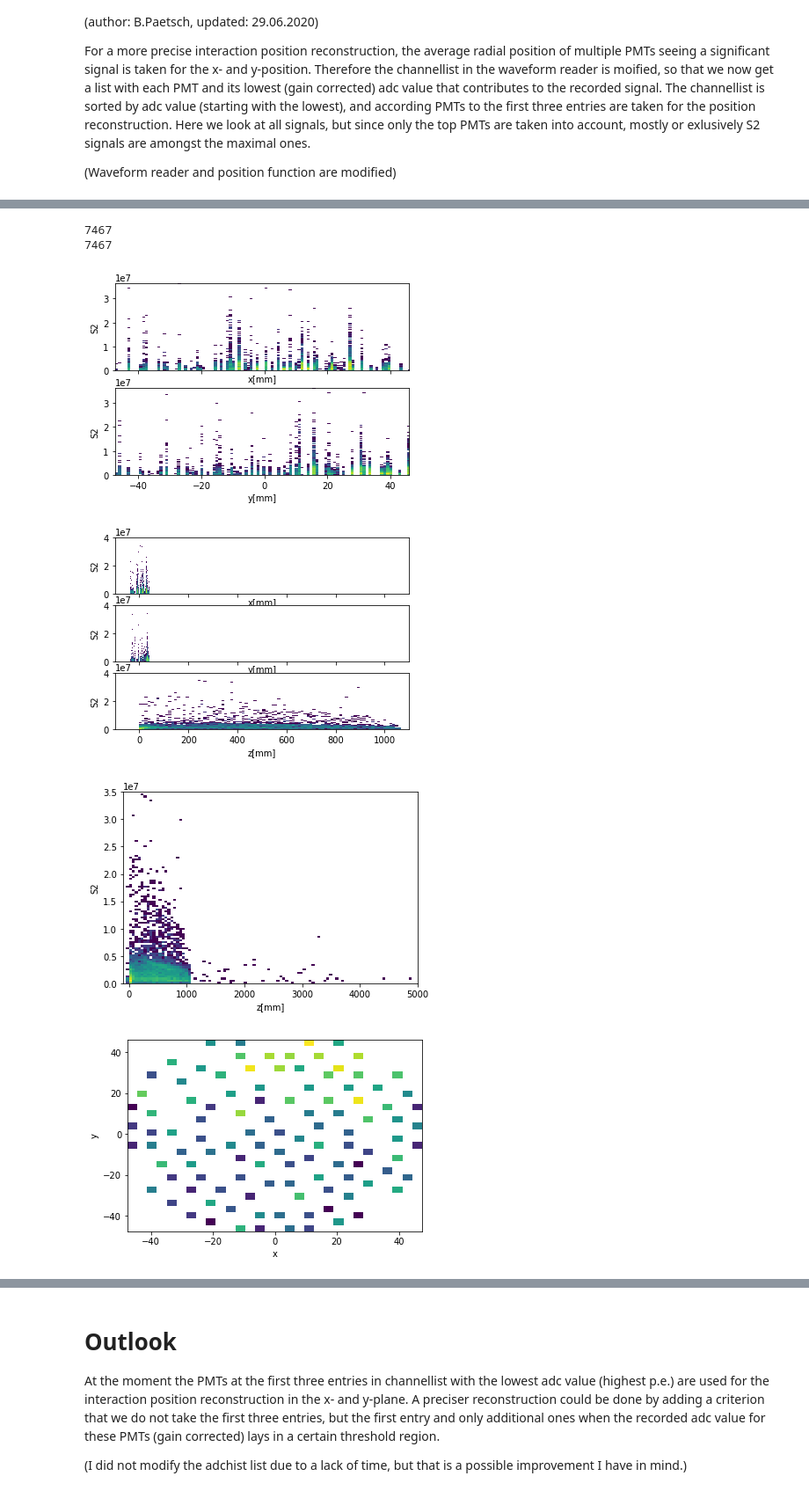
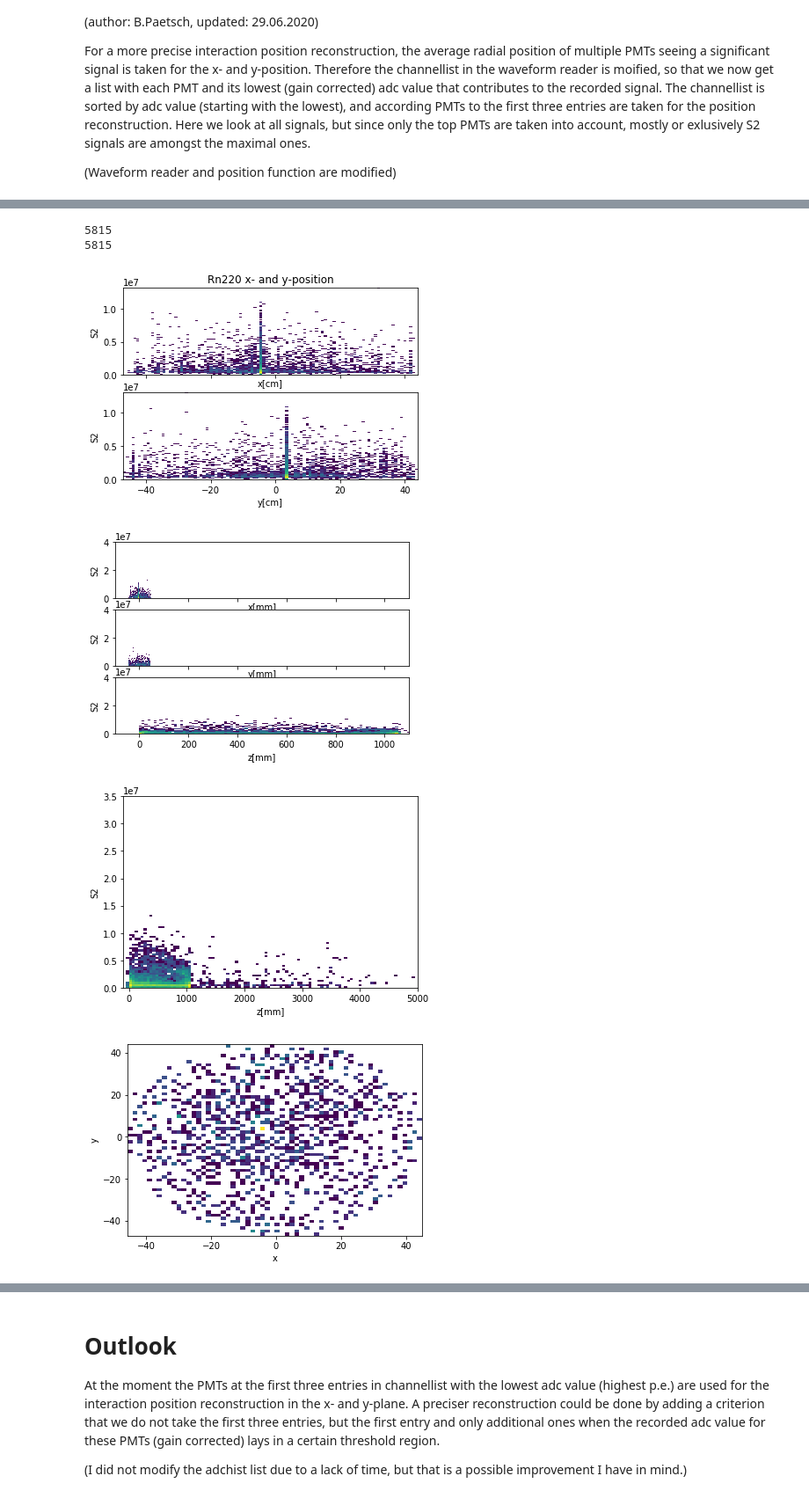
Before and after one commit to wesselrijk/XENON1T_NikhefProject, a Jupyter notebook: DataAnalysis/Improved_position_reconstruction.ipynb, the cells around one changed output, grey strips where cells are left out. Shown at 88% size. Cells and saved outputs as stored; diff of their text form; code cells hidden in the pictures.

Commit message:
Finished the Rn220 position reconstruction compilation

```diff
--- a/DataAnalysis/Improved_position_reconstruction.ipynb
+++ b/DataAnalysis/Improved_position_reconstruction.ipynb
@@ -298,7 +294,7 @@ def position(raw,data):
             position_list.append(entry)
             length = len(position_list)
 
-            if (length/length_data)%0.1==0: #every 10% update the progress bar
+            if round(length/length_data)%0.01==0: #every 10% update the progress bar
                 update_progress(length/length_data)
             #if length==10:
             #   break
@@ -363,20 +363,21 @@ for position in position_list:
 print(len(x))
 print(len(s2))
 # %% [output]
-7467
-7467
+5815
+5815
 # %%
 fig, ax = plt.subplots(2, 1, sharex='col')
 ax[0].hist2d(x,s2, bins=(100,100), norm=mpl.colors.LogNorm())
 ax[1].hist2d(y,s2, bins=(100,100), norm=mpl.colors.LogNorm())
-ax[0].set_xlabel("x[mm]")
-ax[1].set_xlabel("y[mm]")
+ax[0].set_xlabel("x[cm]")
+ax[1].set_xlabel("y[cm]")
 ax[0].set_ylabel("S2")
 ax[1].set_ylabel("S2")
-fname = 'Rn_improvedxy.png'
+ax[0].set_title("Rn220 x- and y-position")
+fname = 'Rn220_improvedxy.png'
 fig.savefig(fname, dpi = (200))
 # %% [output]
-[figure, old version]
+[figure, new version]
 # %%
 fig, ax = plt.subplots(3, 1, sharex='col')
 ax[0].hist2d(x,s2, bins=(100,100), range=((-100, 100),(0, 40000000)), norm=mpl.colors.LogNorm())
@@ -388,28 +389,29 @@ ax[2].set_xlabel("z[mm]")
 ax[0].set_ylabel("S2")
 ax[1].set_ylabel("S2")
 ax[2].set_ylabel("S2")
-#fname = 'Rn_improvedPosition.png'
-#fig.savefig(fname, dpi = (200))
+fname = 'Rn220_improvedPosition.png'
+fig.savefig(fname, dpi = (200))
 # %% [output]
-[figure, old version]
+[figure, new version]
 # %%
 fig, ax = plt.subplots()
 ax.hist2d(z,s2, bins=(100,100), range=((-100,5000),(0,3.5*1e7)), norm=mpl.colors.LogNorm())
 ax.set_xlabel("z[mm]")
 ax.set_ylabel("S2")
-#fname = 'Rn_improved_z.png'
-#fig.savefig(fname, dpi = (200))
+ax.set_title('Rn220 z-position')
+fname = 'Rn220_improved_z.png'
+fig.savefig(fname, dpi = (200))
 # %% [output]
-[figure, old version]
+[figure, new version]
 # %%
 fig, ax = plt.subplots()
-ax.hist2d(x,y, bins=(30,30), norm=mpl.colors.LogNorm())
+ax.hist2d(x,y, bins=(60,60), norm=mpl.colors.LogNorm())
 ax.set_xlabel("x")
 ax.set_ylabel("y")
-#fname = 'Rn_improvedHitpattern.png'
-#fig.savefig(fname, dpi = (200))
+fname = 'Rn220_improvedHitpattern.png'
+fig.savefig(fname, dpi = (200))
 # %% [output]
-[figure, old version]
+[figure, new version]
 # %%
 from mpl_toolkits.mplot3d import Axes3D
 ax = plt.subplot(projection='3d')
```
Also changed, not shown: parts of 9 cells of this notebook, 6 other files.
